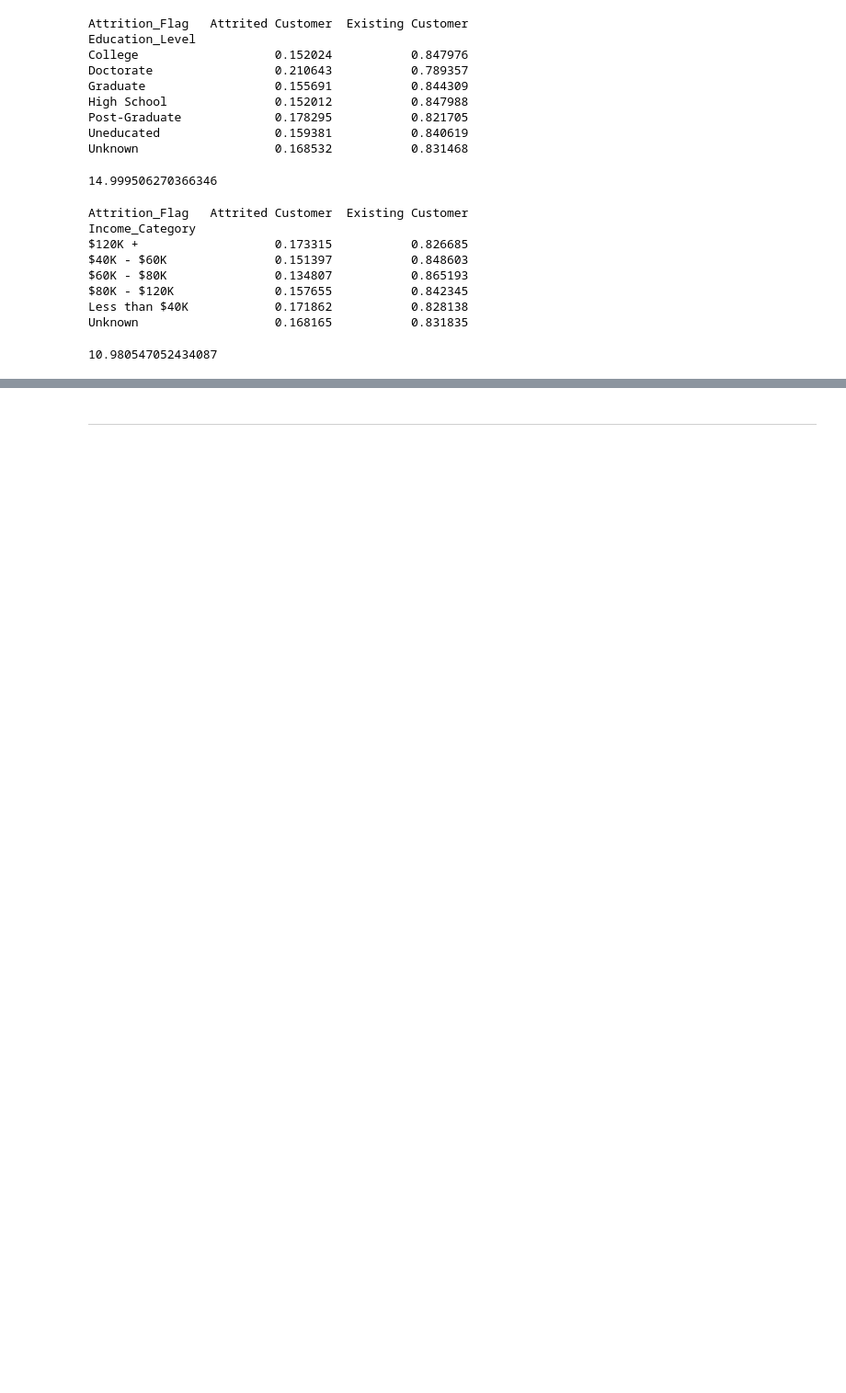
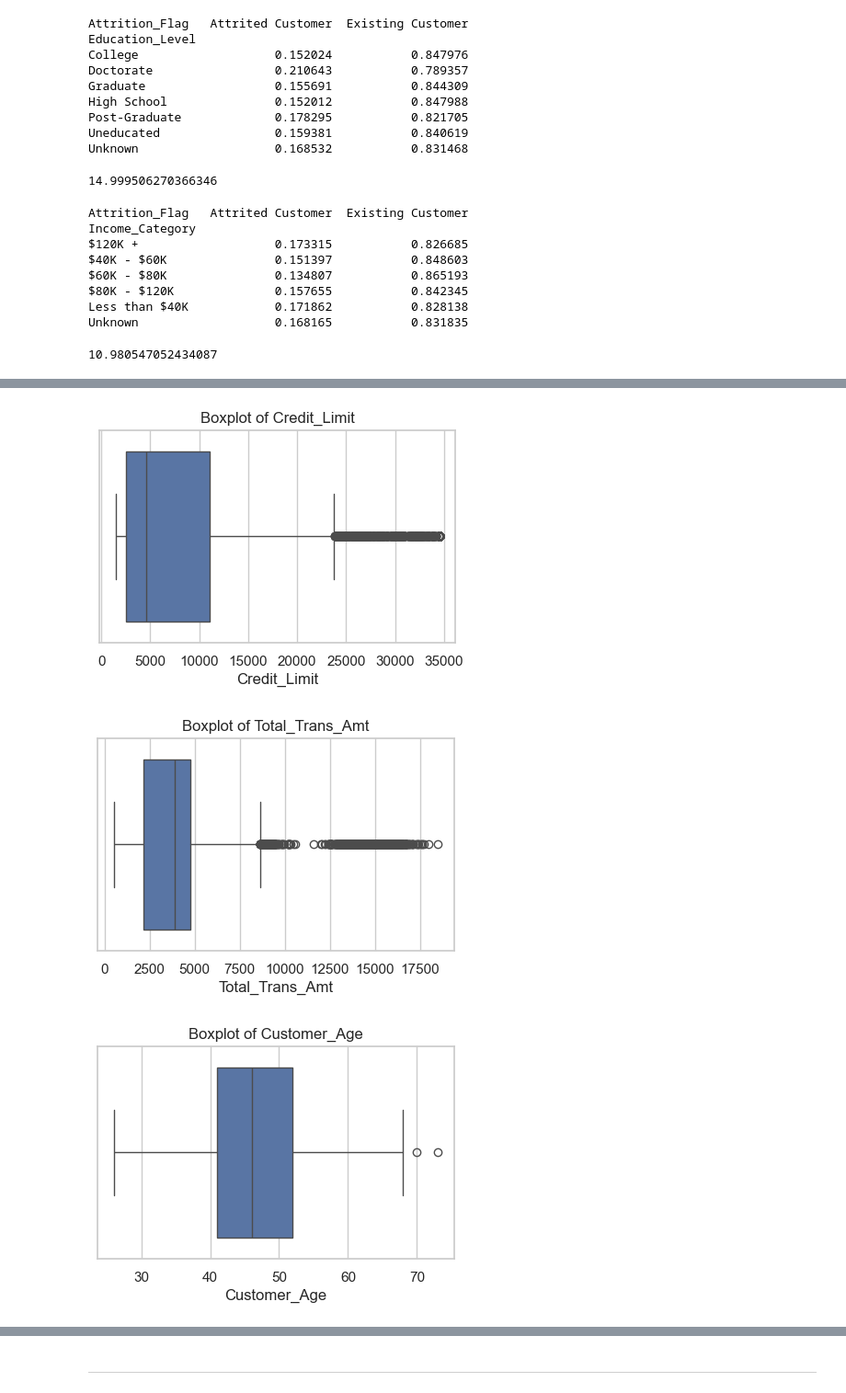
Before and after one commit to Mikeecee1/Team1_Hackathon, a Jupyter notebook: jupyter_notebooks/Transformation.ipynb, the cells around one changed output, grey strips where cells are left out. Shown at 92% size. Drawn from its saved outputs; the diff is of its cells as text; code cells hidden in the pictures; blank space fills up the shorter version.

```diff
--- a/jupyter_notebooks/Transformation.ipynb
+++ b/jupyter_notebooks/Transformation.ipynb
@@ -242,0 +217,8 @@ df_encoded.head()
+# %%
+# Binnig age into categories for visualization
+
+age_bins = [18, 35, 55, 100]
+age_labels = ['Young', 'Middle-aged', 'Older']
+
+df_cleaned['Age_Group'] = pd.cut(df_cleaned['Customer_Age'], bins=age_bins, labels=age_labels, include_lowest=True)
+df_cleaned.head()
@@ -242,0 +232,12 @@ df_encoded.head()
+# %%
+# checking for outliers in the numerical columns before transformation
+
+for col in ['Credit_Limit','Total_Trans_Amt','Customer_Age']:
+    plt.figure(figsize=(5, 3))
+    sns.boxplot(x=df_cleaned[col])
+    plt.title(f'Boxplot of {col}')
+    plt.show()
+# %% [output]
+[figure, added]
+[figure, added]
+[figure, added]
```
Also changed, not shown: parts of 14 cells of this notebook, 1 other file.
